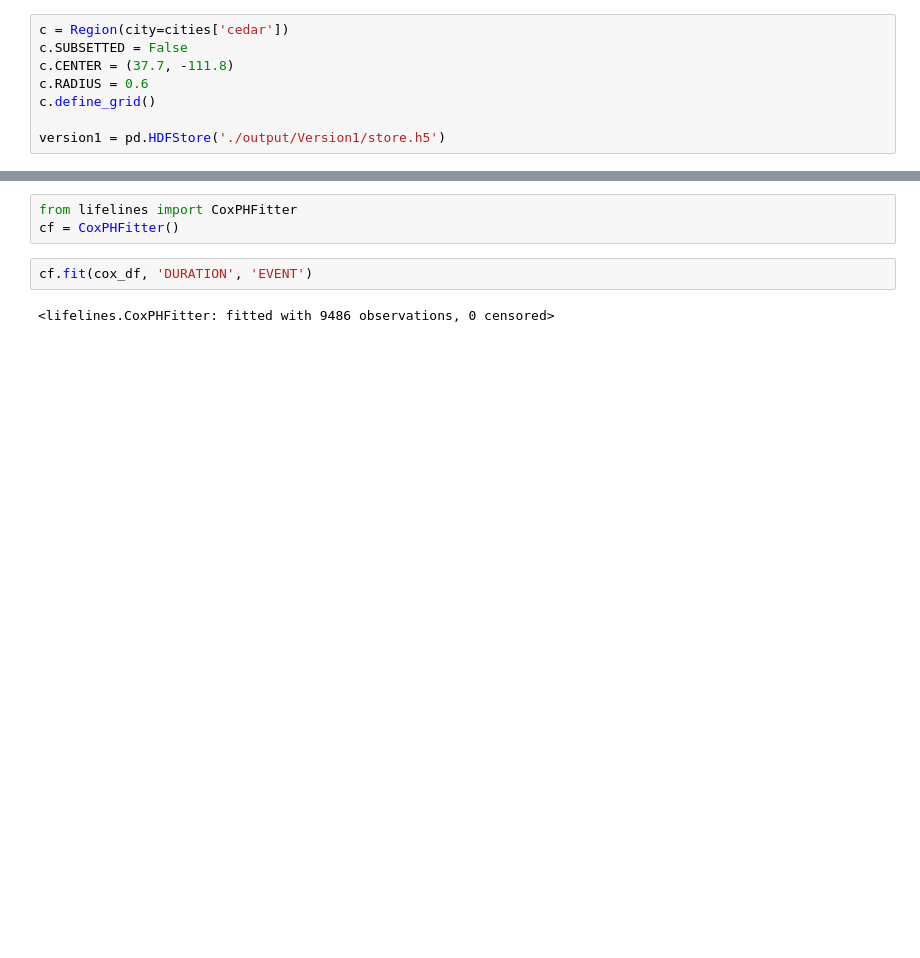
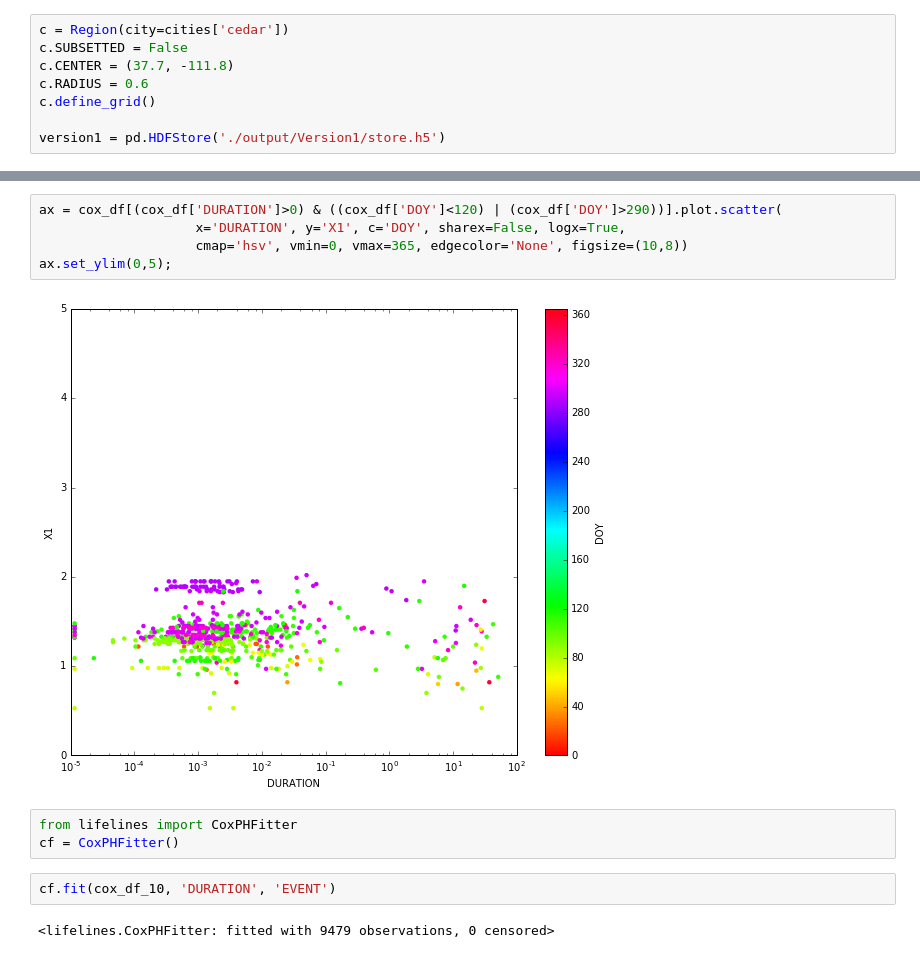
Before and after one commit to jsignell/lightning-tools, a Jupyter notebook: 10 Python-Cox Regression Model.ipynb, the cells around one changed output, grey strips where cells are left out. Cells and saved outputs as stored; diff of their text form; blank space fills up the shorter version.

```diff
--- a/10 Python-Cox Regression Model.ipynb
+++ b/10 Python-Cox Regression Model.ipynb
@@ -54,10 +89,17 @@ cox_df.dropna(how='any', inplace=True)
+# %%
+ax = cox_df[(cox_df['DURATION']>0) & ((cox_df['DOY']<120) | (cox_df['DOY']>290))].plot.scatter(
+                    x='DURATION', y='X1', c='DOY', sharex=False, logx=True,
+                    cmap='hsv', vmin=0, vmax=365, edgecolor='None', figsize=(10,8))
+ax.set_ylim(0,5);
+# %% [output]
+[figure, added]
 # %%
 from lifelines import CoxPHFitter
 cf = CoxPHFitter()
 # %%
-cf.fit(cox_df, 'DURATION', 'EVENT')
+cf.fit(cox_df_10, 'DURATION', 'EVENT')
 # %% [output]
-<lifelines.CoxPHFitter: fitted with 9486 observations, 0 censored>
+<lifelines.CoxPHFitter: fitted with 9479 observations, 0 censored>
 # %%
 cf.print_summary()
 # %% [output]
```
Also changed, not shown: parts of 17 cells of this notebook, 14 other files.
